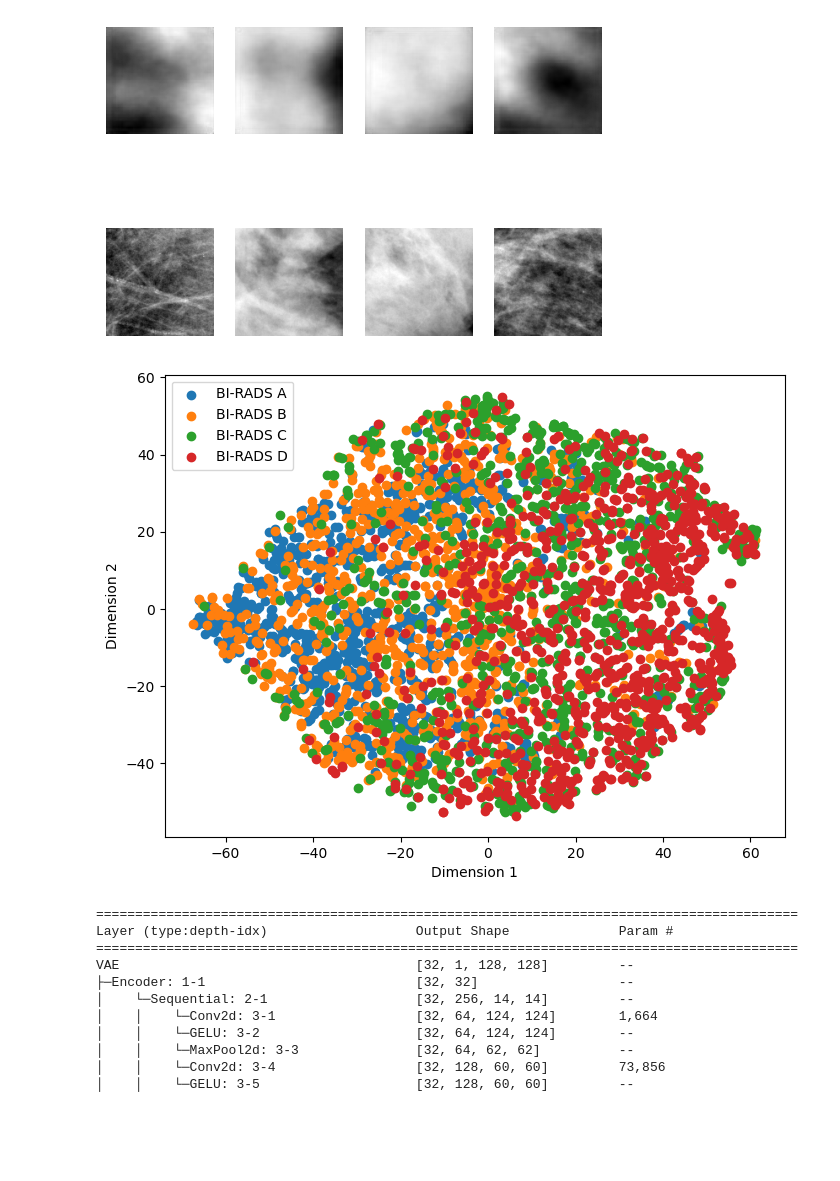
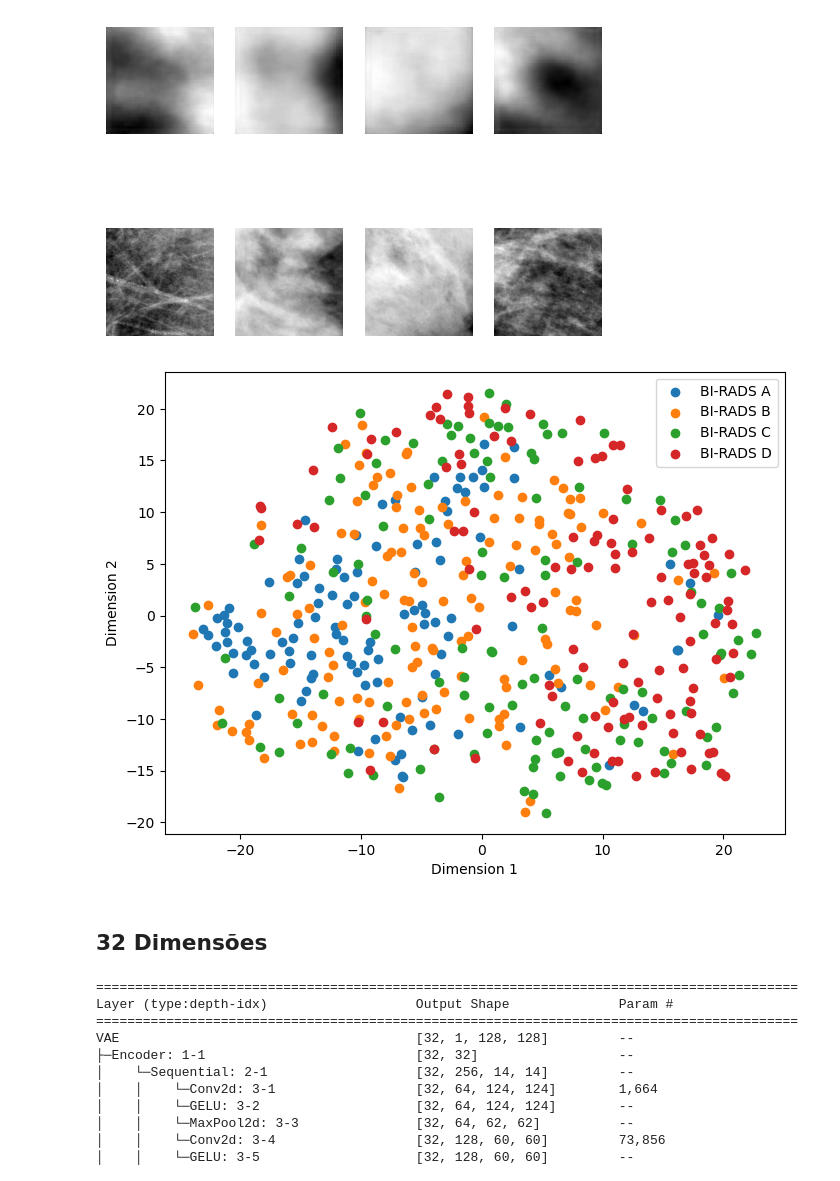
Before and after one commit to GomideLeo/latent-parser, a Jupyter notebook: notebook2.ipynb, the cells around one changed output. Cells and saved outputs as stored; diff of their text form; code cells hidden in the pictures; blank space fills up the shorter version.

Commit message:
training

```diff
--- a/notebook2.ipynb
+++ b/notebook2.ipynb
@@ -210,14 +214,16 @@ test_loss: 4.7789 test_rec_loss: 4.6724 test_kl_loss: 0.1065
 # %%
 torch.save((ae_lucca.kwargs ,ae_lucca.state_dict()), "models/ae_lucca.pt")
 # %%
-latent, labels = get_latent(ae_lucca, dataloaders["train"], IrmaDataset.get_class_label)
+latent, labels = get_latent(ae_lucca, dataloaders["test"], IrmaDataset.get_class_label)
 
 tsne = TSNE()
 tsne_latent = tsne.fit_transform(latent)
 
 plot_2d(tsne_latent, labels, 'tab10')
 # %% [output]
-[figure, old version]
+[figure, new version]
+# %% [markdown]
+## 32 Dimensões
 # %%
 ae_leo = VAE(
     latent_dim=32,
```
Also changed, not shown: parts of 18 cells of this notebook.
